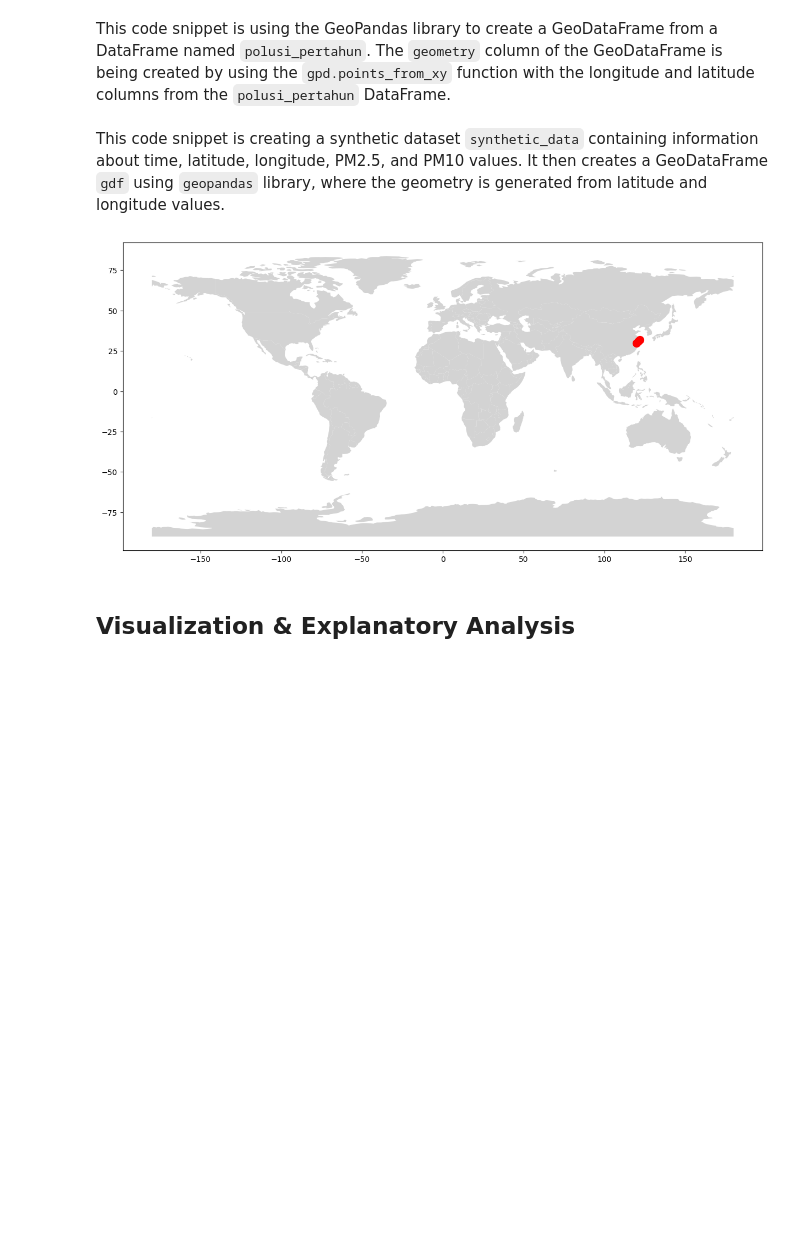
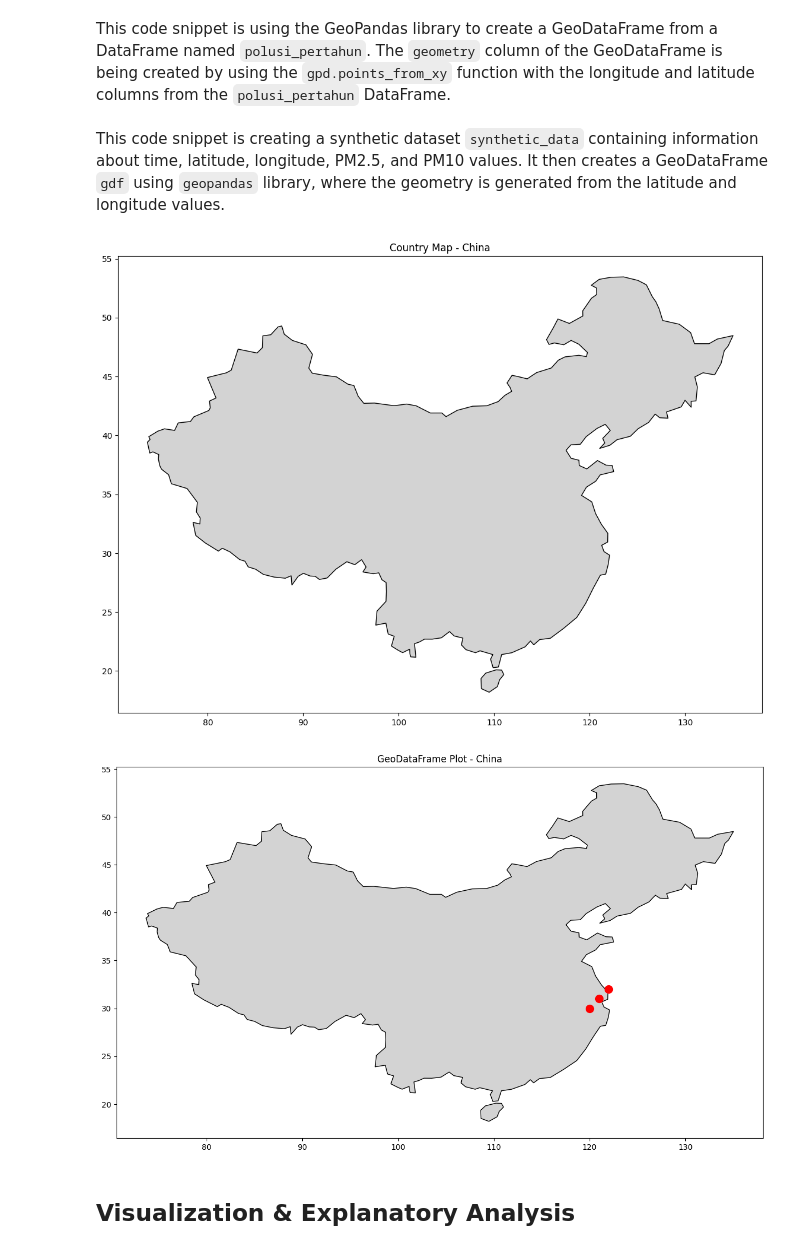
Before and after one commit to KHR00S/dashboard-airquality, a Jupyter notebook: kualitas udara gong.ipynb, the cells around one changed output. Drawn from its saved outputs; the diff is of its cells as text; code cells hidden in the pictures; blank space fills up the shorter version.

```diff
--- a/kualitas udara gong.ipynb
+++ b/kualitas udara gong.ipynb
@@ -276,26 +276,37 @@ print(cluster_df)
 # %% [markdown]
 This code snippet is using the GeoPandas library to create a GeoDataFrame from a DataFrame named `polusi_pertahun`. The `geometry` column of the GeoDataFrame is being created by using the `gpd.points_from_xy` function with the longitude and latitude columns from the `polusi_pertahun` DataFrame.
 # %% [markdown]
-This code snippet is creating a synthetic dataset `synthetic_data` containing information about time, latitude, longitude, PM2.5, and PM10 values. It then creates a GeoDataFrame `gdf` using `geopandas` library, where the geometry is generated from latitude and longitude values.
+This code snippet is creating a synthetic dataset `synthetic_data` containing information about time, latitude, longitude, PM2.5, and PM10 values. It then creates a GeoDataFrame `gdf` using `geopandas` library, where the geometry is generated from the latitude and longitude values.
 # %%
 synthetic_data = {
     'time': ['2018', '2019', '2020'],
     'latitude': [30.0, 31.0, 32.0],
     'longitude': [120.0, 121.0, 122.0],
     'PM2.5': [25, 30, 20],
     'PM10': [40, 35, 45],
 }
 
 gdf = gpd.GeoDataFrame(synthetic_data, geometry=gpd.points_from_xy(synthetic_data['longitude'], synthetic_data['latitude']))
 
 world = gpd.read_file(gpd.datasets.get_path('naturalearth_lowres'))
 
+selected_countries = ['China']
+
+filtered_world = world[world['name'].isin(selected_countries)]
+
 fig, ax = plt.subplots(figsize=(15, 10))
-world.plot(ax=ax, color='lightgrey')
+filtered_world.plot(ax=ax, color='lightgrey', edgecolor='black')
+plt.title("Country Map - China")
+plt.show()
+
+fig, ax = plt.subplots(figsize=(15, 10))
+filtered_world.plot(ax=ax, color='lightgrey', edgecolor='black')
 gdf.plot(ax=ax, color='red', markersize=100)
+plt.title("GeoDataFrame Plot - China")
 plt.show()
 # %% [output]
-[figure, old version]
+[figure, new version]
+[figure, added]
 # %% [markdown]
 ## Visualization & Explanatory Analysis
 # %% [markdown]
```
Also changed, not shown: parts of 2 cells of this notebook.
